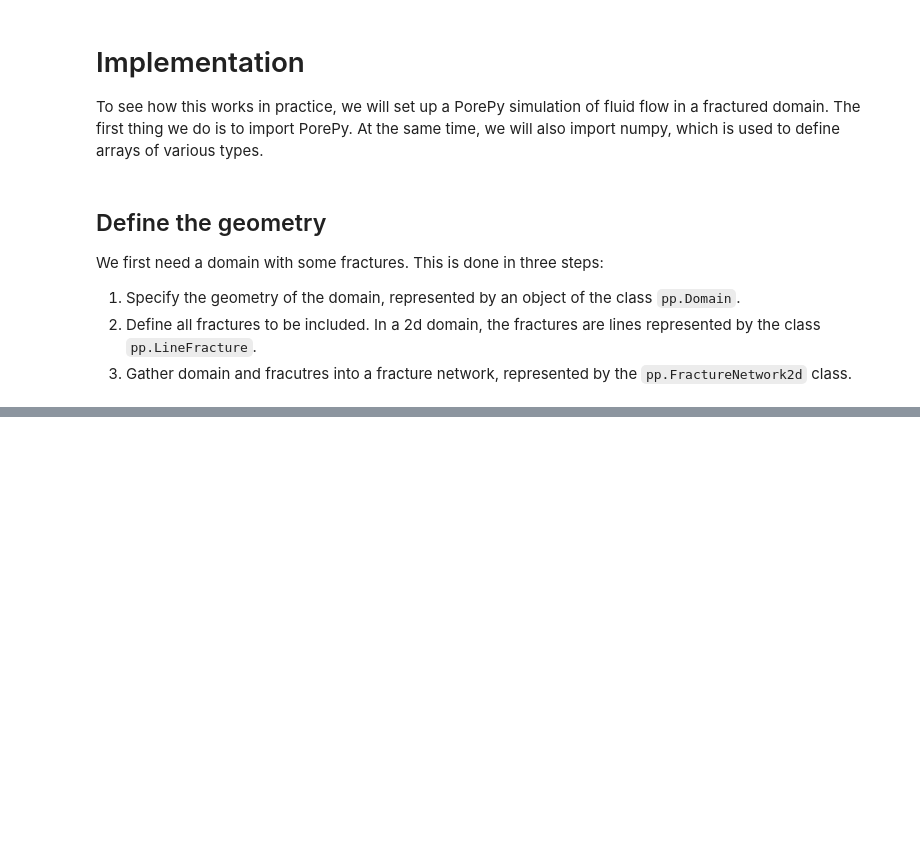
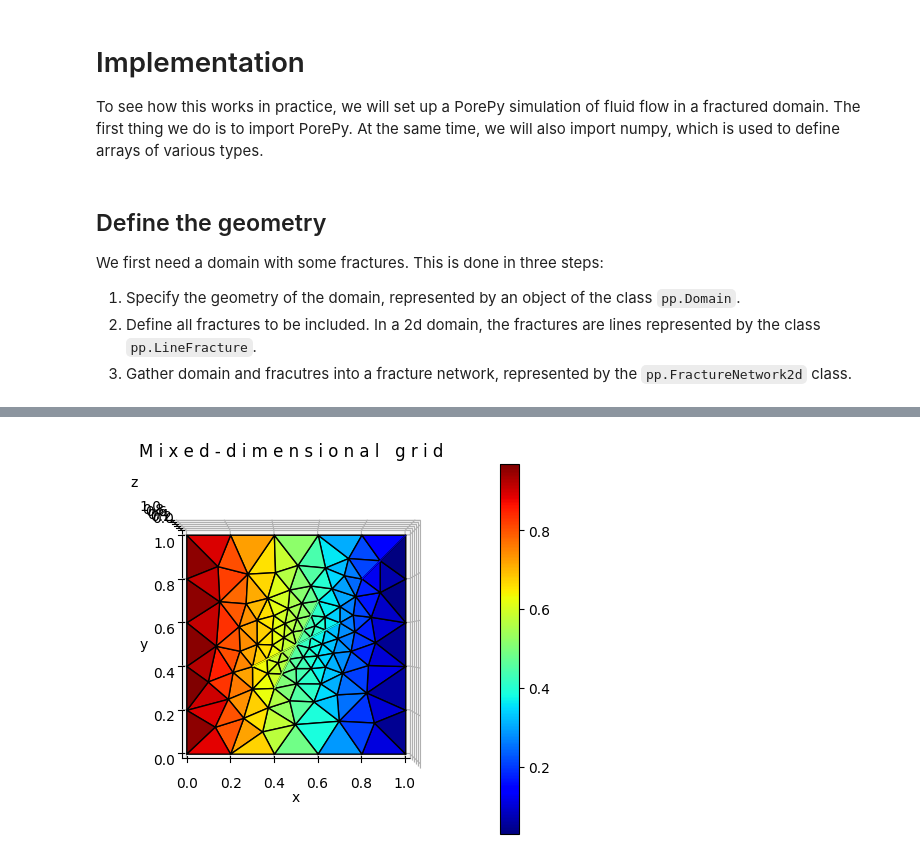
Before and after one commit to keileg/csd_winterschool_2023, a Jupyter notebook: mixed_dimensional_flow.ipynb, the cells around one changed output, grey strips where cells are left out. Drawn from its saved outputs; the diff is of its cells as text; code cells hidden in the pictures; blank space fills up the shorter version.

```diff
--- a/mixed_dimensional_flow.ipynb
+++ b/mixed_dimensional_flow.ipynb
@@ -126,0 +242,70 @@ Minimum dimension present: 0
+# %%
+class ModifiedBoundaryConditions(pp.fluid_mass_balance.BoundaryConditionsSinglePhaseFlow):
+    # We need to modify two methods from the template: One which sets the type of boundary
+    # conditions, and the other which sets values.
+
+    def bc_type_darcy(self, sd: pp.Grid) -> pp.BoundaryCondition:
+        # Boundary conditions are set on the faces on the subdomain grid. We can get
+        # hold of sets of boundary faces by usign a special object:
+        domain_boundary = self.domain_boundary_sides(sd)
+        # By default, flow problems are set up with Neumann conditions. Thus we only need
+        # to change the conditions on hte left and right faces.
+        # The left and right boundaries are accessible as
+        left_faces = domain_boundary.west
+        # And the right faces as
+        right_faces = domain_boundary.east
+        # Set Dirichlet conditions on the left and right boundary faces.
+        bc = pp.BoundaryCondition(sd, left_faces + right_faces, 'dir')
+        return bc
+
+    def bc_values_darcy(self, subdomains: list[pp.Grid]) -> pp.ad.Array:
+        # The default boundary condition value is 0, thus we only need to change the
+        # value for the left boundary. However, note that the signature of this method
+        # is different from the one setting the type of boundary conditions: Instead of
+        # sending in the grid for a single subdomain, we send in a list (in practice, this
+        # list may contain all subdomains in our problem, that is, the 2d domain, all
+        # fractures and the intersection grid).
+        #
+        # One more point to note is the return type, indicated by '-> pp.ad.Array':
+        # Equations in PorePy are defined using a technique called automatic differentiation
+        # (ad). This allows us to set up complex non-linear problems and solve them with
+        # Newton's method without having to worry too much about how to differentiate
+        # the residual equations. This is not important to us at this point, but we will
+        # have to make sure that we return an object of the expected size.
+
+        if len(subdomains) == 0:
+            # This will not happen in our case, but we include it for illustrative
+            # purposes.
+            return pp.ad.Array(np.zeros(0), name="bc_values_darcy")
+
+        # Storer of the boundary condition values for all subdomains
+        bc_val_glob = []
+        for sd in subdomains:
+            # Iterate over all the subdomains are passed. If it has faces on the left
+            # part of the domain, we will assign a unit value there. If not, set zero
+            # values.
+            # If the subdomain does not touch the left side of hte boundary, left_faces
+            # will be empty.
+            left_faces = self.domain_boundary_sides(sd).west
+            bc_values_loc = np.zeros(sd.num_faces)
+            # The boundary condition must also be scaled according to its units.
+            bc_values_loc[left_faces] = self.fluid.convert_units(1, "Pa")
+            # Add this subdomain to the global values
+            bc_val_glob.append(bc_values_loc)
+
+        # Having looped over all the subdomains, what remains is to wrap the boundary
+        # values in the Ad format:
+        wrapped_bc_values = pp.wrap_as_ad_array(np.hstack(bc_val_glob), name="bc_values_darcy")
+        return wrapped_bc_values
+
+
+# Define a model class which extends the template with both our geometry and boundary condition
+class FlowWithFracturesAndBc(GeometryWithFractures, ModifiedBoundaryConditions, pp.fluid_mass_balance.SinglePhaseFlow):
+    pass
+
+model_bc_fractures = FlowWithFracturesAndBc()
+pp.run_time_dependent_model(model_bc_fractures, {})
+
+pp.plot_grid(model_bc_fractures.mdg, 'pressure')
+# %% [output]
+[figure, added]
```
Also changed, not shown: parts of 23 cells of this notebook.
